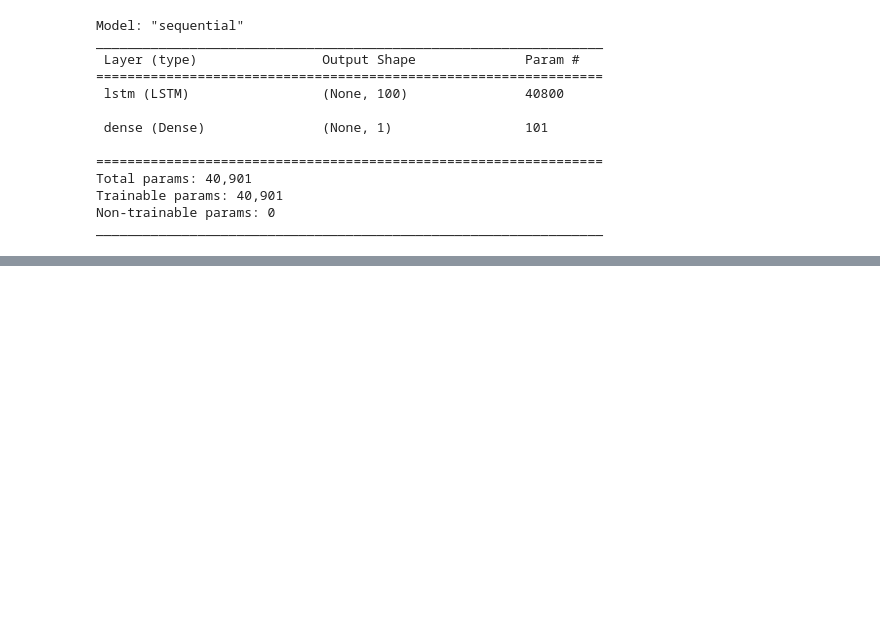
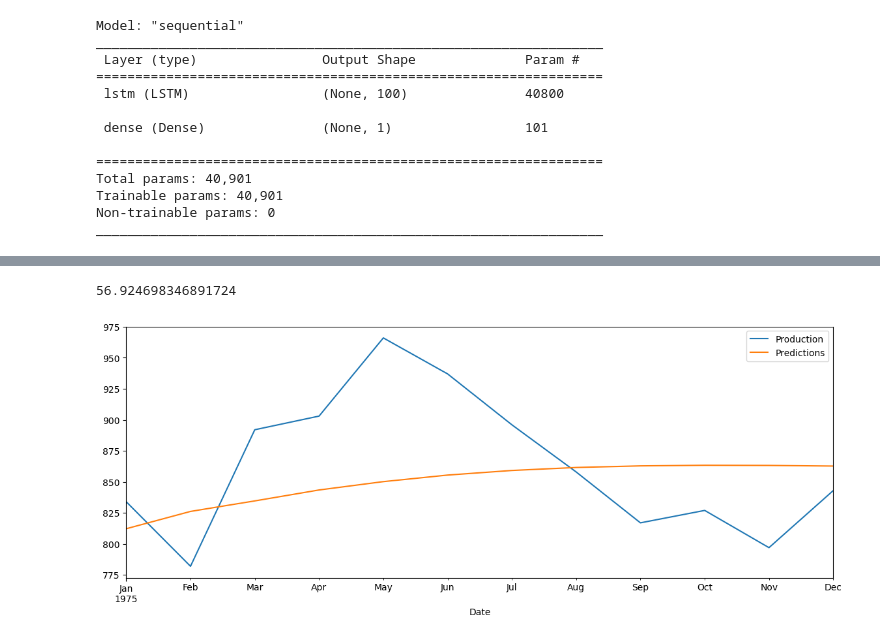
Before and after one commit to herrmilt/PythonLectures, a Jupyter notebook: Lecture8/lstm.ipynb, the cells around one changed output, grey strips where cells are left out. Drawn from its saved outputs; the diff is of its cells as text; code cells hidden in the pictures; blank space fills up the shorter version.

```diff
--- a/Lecture8/lstm.ipynb
+++ b/Lecture8/lstm.ipynb
@@ -264,0 +180,5 @@ print(rmse)
+# %%
+test_number_of_inputs(4)
+# %% [output]
+56.924698346891724
+[figure, added]
```
Also changed, not shown: parts of 37 cells of this notebook, 6 other files.
